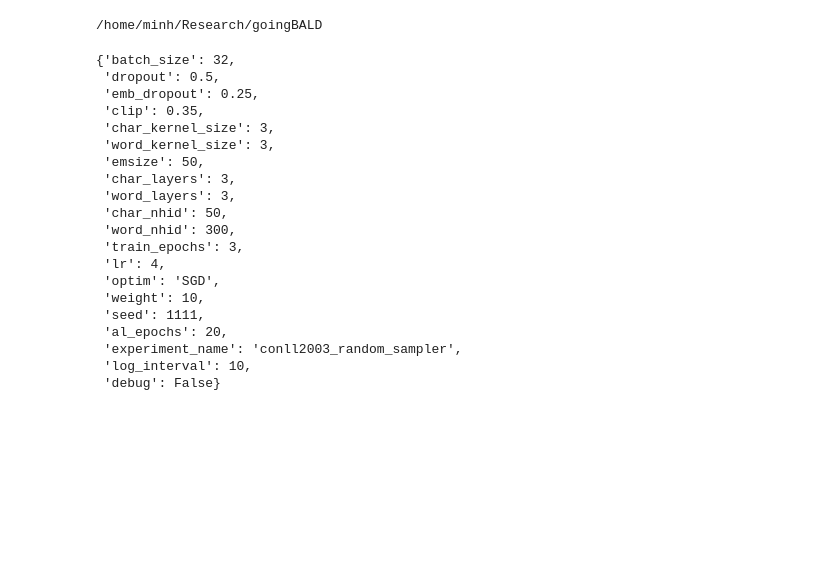
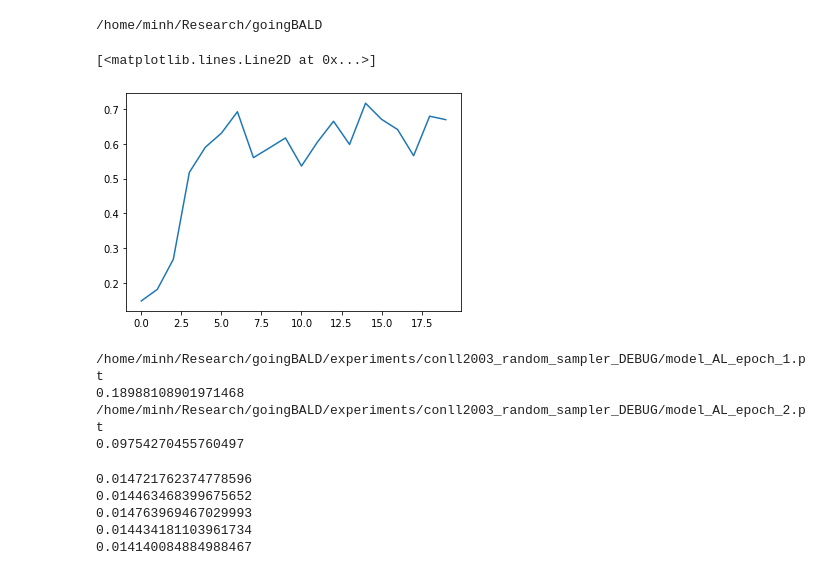
Before and after one commit to MinhxLe/goingBALD, a Jupyter notebook: notebooks/experiment_analysis.ipynb, the cells around one changed output. Cells and saved outputs as stored; diff of their text form; code cells hidden in the pictures; blank space fills up the shorter version.

```diff
--- a/notebooks/experiment_analysis.ipynb
+++ b/notebooks/experiment_analysis.ipynb
@@ -12 +14,27 @@ import matplotlib.pyplot as plt
+# %%
+with open(os.path.join(EXPERIMENTS_DIR, "experiment_args.txt")) as f:
+    args_dict = json.load(f)
+# %%
+from collections import namedtuple
+Args = namedtuple("Args", [key for key in args_dict])
+args = Args(**args_dict)
+# %%
+from bald.conll_experiment_manager import (
+    RandomExperimentManager,
+    MNLPExperimentManager,
+)
+manager = MNLPExperimentManager(args, save_exp=False)
+# %%
+f_scores = []
+for i in range(1, args.al_epochs+1):
+    model = manager.get_model()
+    model.load_state_dict(torch.load(os.path.join(EXPERIMENTS_DIR, f"model_AL_epoch_{i}.pt")))
+    manager.model = model
+    _, f_score = manager.evaluate_model_step()
+    f_scores.append(f_score)
+# %%
+plt.plot(range(args.al_epochs), f_scores)
+# %% [output]
+[<matplotlib.lines.Line2D at 0x...>]
+[figure, added]
 # %%
@@ -17,24 +48,0 @@ with open(os.path.join(EXPERIMENTS_DIR, "experiment_args.txt")) as f:
-# %%
-for i in range(args.al_epochs)
-    model = torch.loads
-# %% [output]
-{'batch_size': 32,
- 'dropout': 0.5,
- 'emb_dropout': 0.25,
- 'clip': 0.35,
- 'char_kernel_size': 3,
- 'word_kernel_size': 3,
- 'emsize': 50,
- 'char_layers': 3,
- 'word_layers': 3,
- 'char_nhid': 50,
- 'word_nhid': 300,
- 'train_epochs': 3,
- 'lr': 4,
- 'optim': 'SGD',
- 'weight': 10,
- 'seed': 1111,
- 'al_epochs': 20,
- 'experiment_name': 'conll2003_random_sampler',
- 'log_interval': 10,
- 'debug': False}
@@ -40,0 +54,26 @@ for i in range(args.al_epochs)
+# %%
+random_f_scores = []
+for i in range(1, args.al_epochs+1):
+    model = manager.get_model()
+    model_path = os.path.join(EXPERIMENTS_DIR, f"model_AL_epoch_{i}.pt")
+    print(model_path)
+    model.load_state_dict(torch.load(model_path))
+    random_manager.model = model
+    _, f_score = random_manager.evaluate_model_step()
+    print(f_score)
+    random_f_scores.append(f_score)
+# %% [output]
+/home/minh/Research/goingBALD/experiments/conll2003_random_sampler_DEBUG/model_AL_epoch_1.pt
+0.18988108901971468
+/home/minh/Research/goingBALD/experiments/conll2003_random_sampler_DEBUG/model_AL_epoch_2.pt
+0.09754270455760497
+# %%
+for i in range(5):
+    _, f_score = random_manager.evaluate_model_step()
+    print(f_score)
+# %% [output]
+0.014721762374778596
+0.014463468399675652
+0.014763969467029993
+0.014434181103961734
+0.014140084884988467
```
Also changed, not shown: parts of 6 cells of this notebook, 8 other files.
